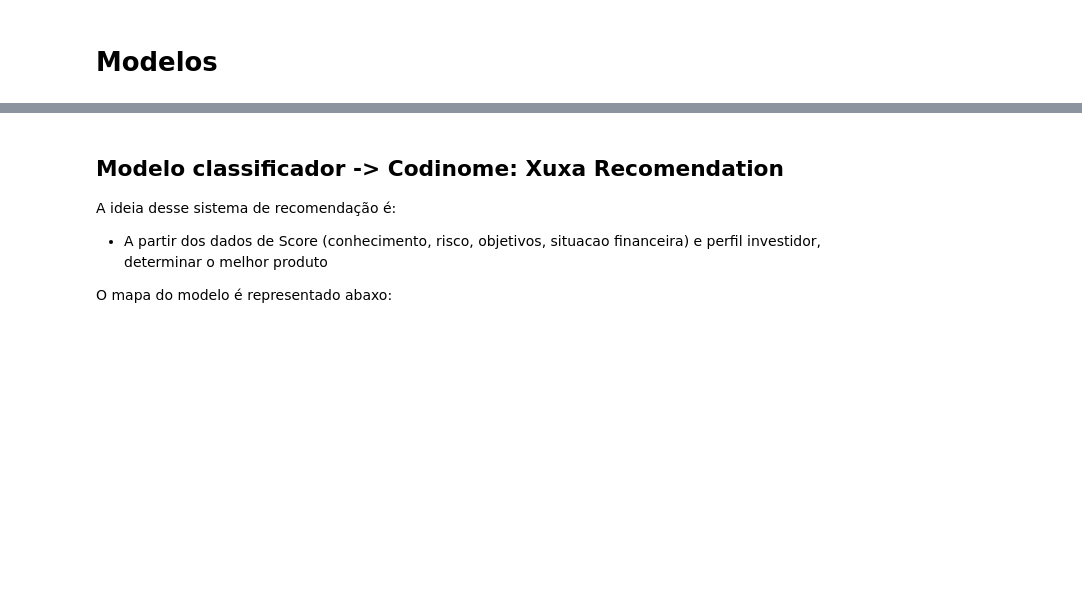
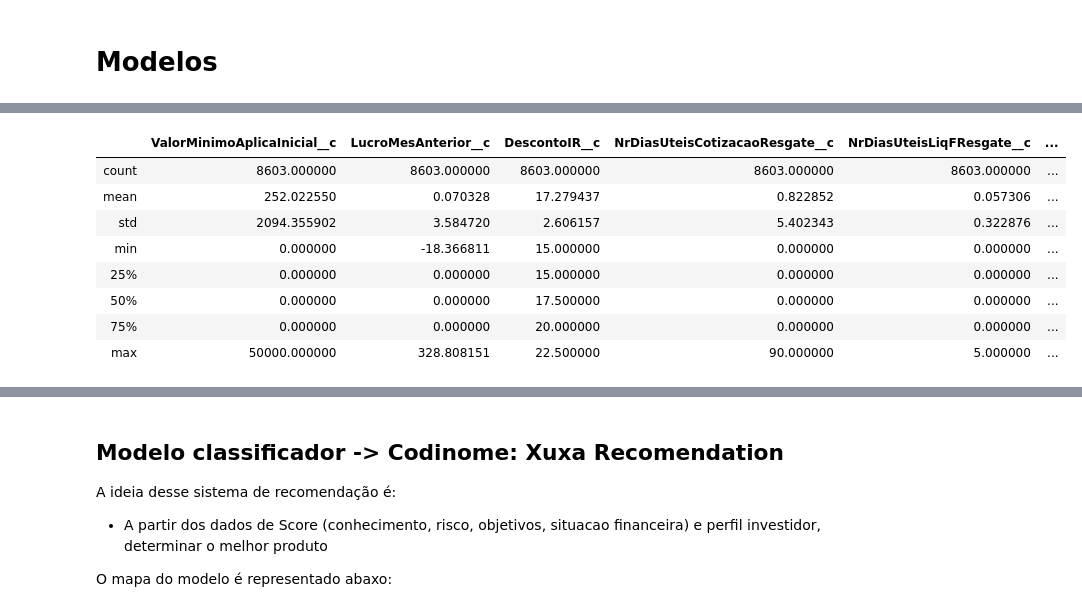
Before and after one commit to wellington-santana/pi-investimentos, a Jupyter notebook: eda_hackathon_trilha_usuario.ipynb, the cells around one changed output, grey strips where cells are left out. Cells and saved outputs as stored; diff of their text form; code cells hidden in the pictures; blank space fills up the shorter version.

```diff
--- a/eda_hackathon_trilha_usuario.ipynb
+++ b/eda_hackathon_trilha_usuario.ipynb
@@ -387,0 +432,12 @@ groups.plot.bar()
+# %%
+dfProdutoCluster.describe()
+# %% [output]
+|  | ValorMinimoAplicaInicial__c | LucroMesAnterior__c | DescontoIR__c | NrDiasUteisCotizacaoResgate__c | NrDiasUteisLiqFResgate__c | ... |
+| count | 8603.000000 | 8603.000000 | 8603.000000 | 8603.000000 | 8603.000000 | ... |
+| mean | 252.022550 | 0.070328 | 17.279437 | 0.822852 | 0.057306 | ... |
+| std | 2094.355902 | 3.584720 | 2.606157 | 5.402343 | 0.322876 | ... |
+| min | 0.000000 | -18.366811 | 15.000000 | 0.000000 | 0.000000 | ... |
+| 25% | 0.000000 | 0.000000 | 15.000000 | 0.000000 | 0.000000 | ... |
+| 50% | 0.000000 | 0.000000 | 17.500000 | 0.000000 | 0.000000 | ... |
+| 75% | 0.000000 | 0.000000 | 20.000000 | 0.000000 | 0.000000 | ... |
+| max | 50000.000000 | 328.808151 | 22.500000 | 90.000000 | 5.000000 | ... |
```
Also changed, not shown: parts of 15 cells of this notebook.
